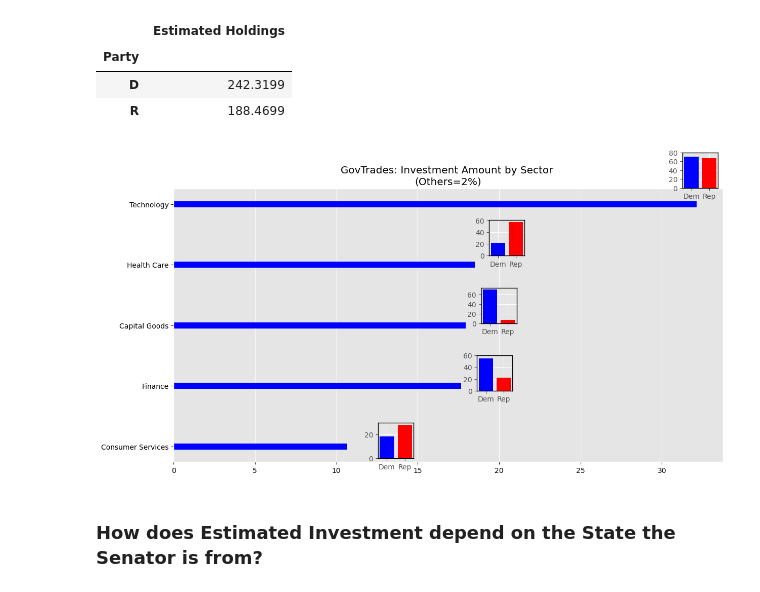
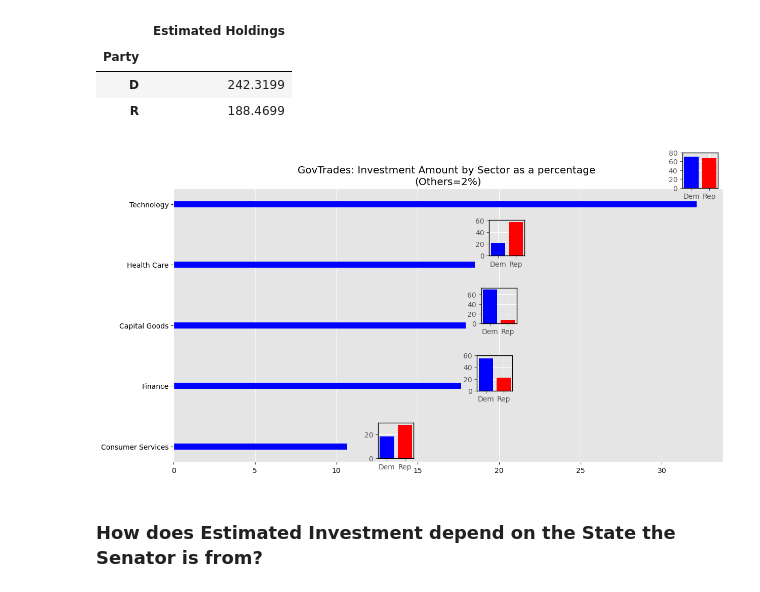
Before and after one commit to e2abbyh/ECE143-Group4-FinalProject, a Jupyter notebook: Analysis.ipynb, the cells around one changed output. Drawn from its saved outputs; the diff is of its cells as text; code cells hidden in the pictures.

```diff
--- a/Analysis.ipynb
+++ b/Analysis.ipynb
@@ -53,6 +53,7 @@ with plt.style.context('ggplot'):
     plt.barh(sector_holdings["Sector"][indices], pie_sector_data[indices],
             color="blue", height=0.1, capstyle="round")
     plt.grid(False)
+    plt.title("GovTrades: Investment Amount by Sector as a percentage \n(Others=2%)")
     ax = plt.gca()
     ax.xaxis.grid(True)
     ax.tick_params(axis='both', colors='black')
@@ -73,32 +74,32 @@ df_govtrades.groupby("Party").sum("Estimated Holdings")/1e6
 # %%
 with plt.style.context('ggplot'):
     fig = plt.figure(figsize=(14, 7))
     plt.barh(sector_holdings["Sector"][indices], pie_sector_data[indices],
             color="blue", height=0.1, capstyle="round")
     plt.grid(False)
     ax = plt.gca()
     ax.xaxis.grid(True)
     ax.tick_params(axis='both', colors='black')
-    plt.title("GovTrades: Investment Amount by Sector \n(Others=2%)")
+    plt.title("GovTrades: Investment Amount by Sector as a percentage \n(Others=2%)")
     scale = 1e6
     for bottom_offset, sector in enumerate(sector_holdings["Sector"][indices]):
         data = df_govtrades[df_govtrades["Sector"]==sector].groupby('Party').sum("Estimated Holdings").reset_index()
         data["Estimated Holdings"] = np.round((data["Estimated Holdings"]/scale)).astype(int)
         data = data.sort_values("Party")
         data.loc[data["Party"]=="R", "Party Legend"] = "Rep"
         data.loc[data["Party"]=="D", "Party Legend"] = "Dem"
         # print(sector)
         # print(data)
         left, bottom, width, height = [0.2+pie_sector_data[indices[bottom_offset]]/50, 0.12 + bottom_offset/5.25, 0.05, 0.1]
         ax2 = fig.add_axes([left, bottom, width, height])
         ax2.bar(data["Party Legend"], data['Estimated Holdings'], color=['blue', "red"])
         ax2.set_yticks(range(0, max(data["Estimated Holdings"])+10, 20))
         for spine in ax2.spines.values():
             spine.set_edgecolor("black")
     plt.show()
 plt.close()
 # %% [output]
-[figure, old version]
+[figure, new version]
 # %% [markdown]
 ### How does Estimated Investment depend on the State the Senator is from?
 # %%
```
Also changed, not shown: parts of 3 cells of this notebook.
